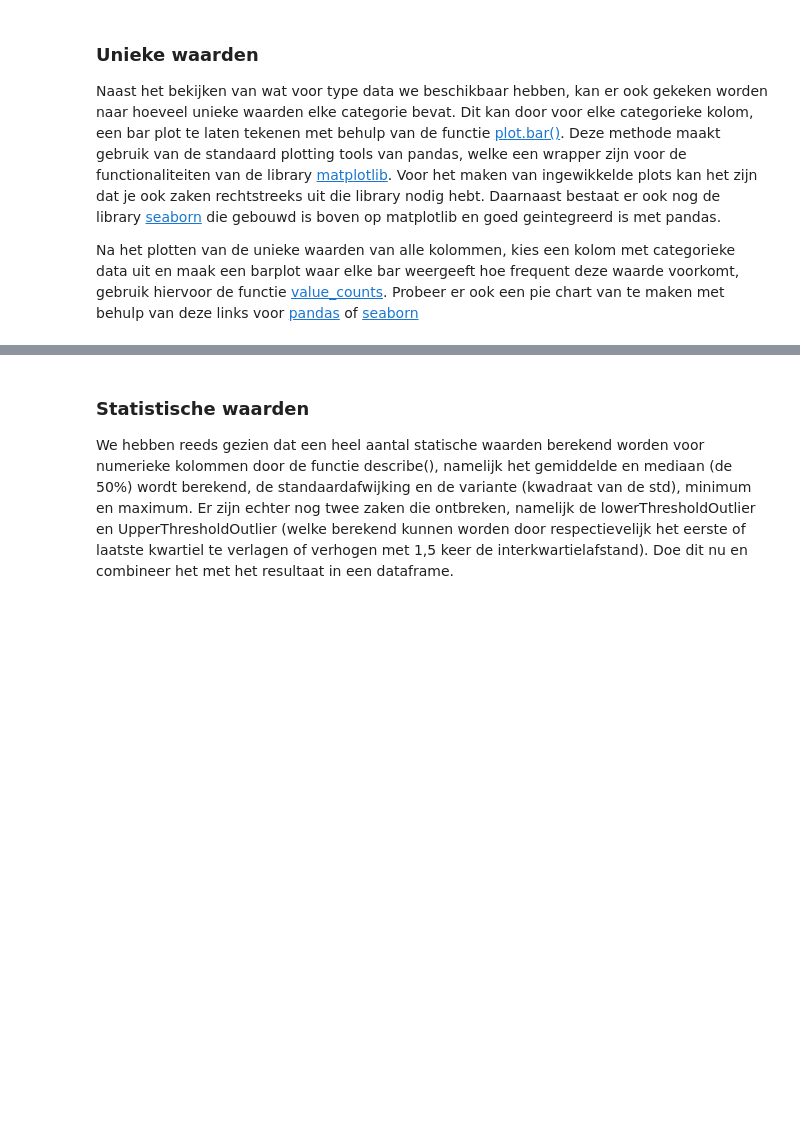
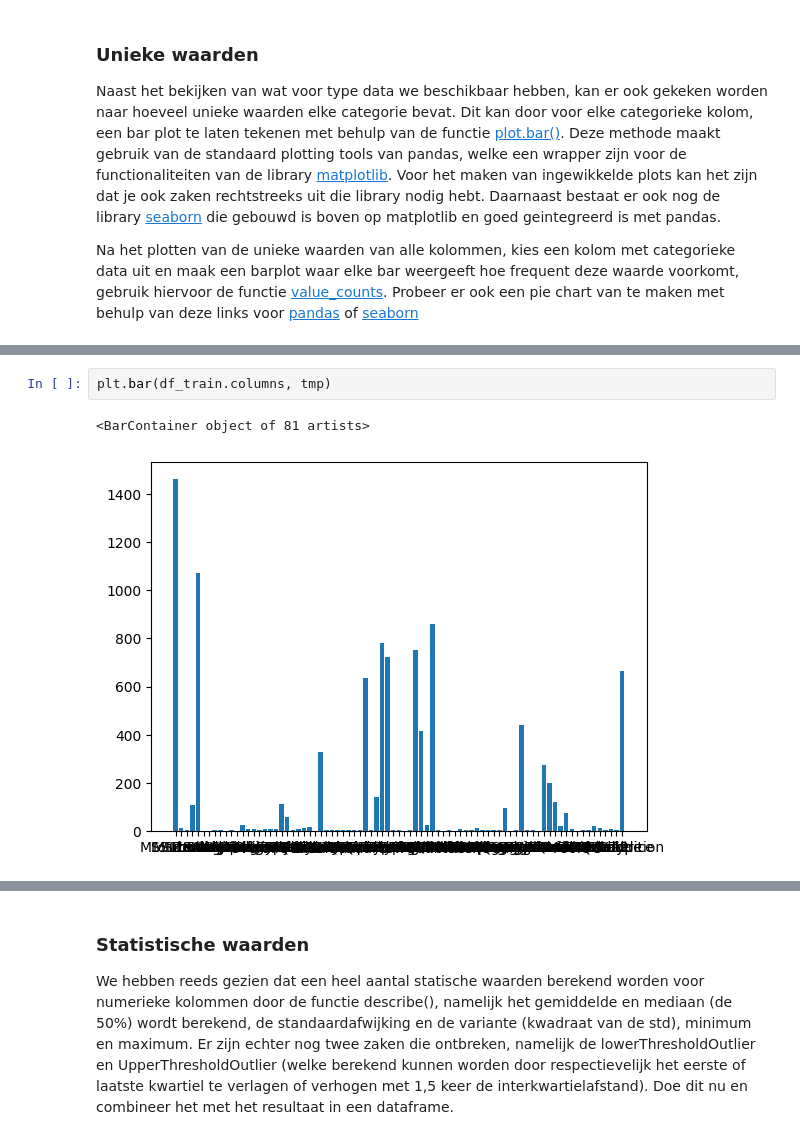
Before and after one commit to OdiseeDataScience2526/Leerstof-groep456, a Jupyter notebook: Les_03/03_DataExploration.ipynb, the cells around one changed output, grey strips where cells are left out. Drawn from its saved outputs; the diff is of its cells as text; blank space fills up the shorter version.

```diff
--- a/Les_03/03_DataExploration.ipynb
+++ b/Les_03/03_DataExploration.ipynb
@@ -59,0 +158,5 @@ Probeer er ook een pie chart van te maken met behulp van deze links voor [pandas
+# %%
+plt.bar(df_train.columns, tmp)
+# %% [output]
+<BarContainer object of 81 artists>
+[figure, added]
```
Also changed, not shown: parts of 22 cells of this notebook, 3 other files.
